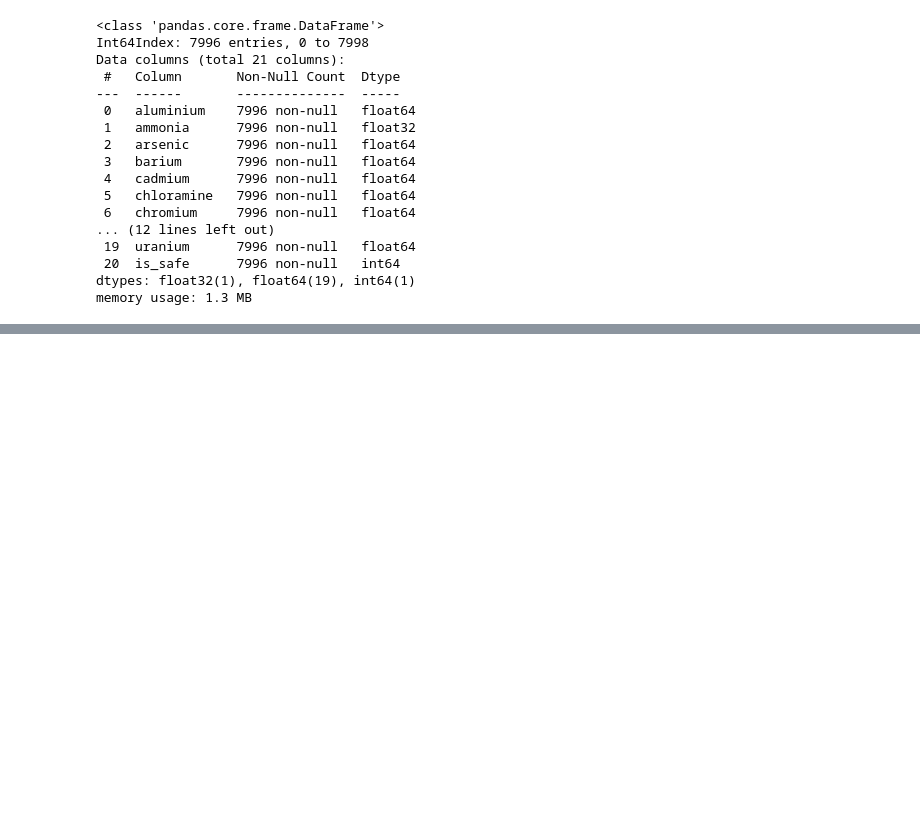
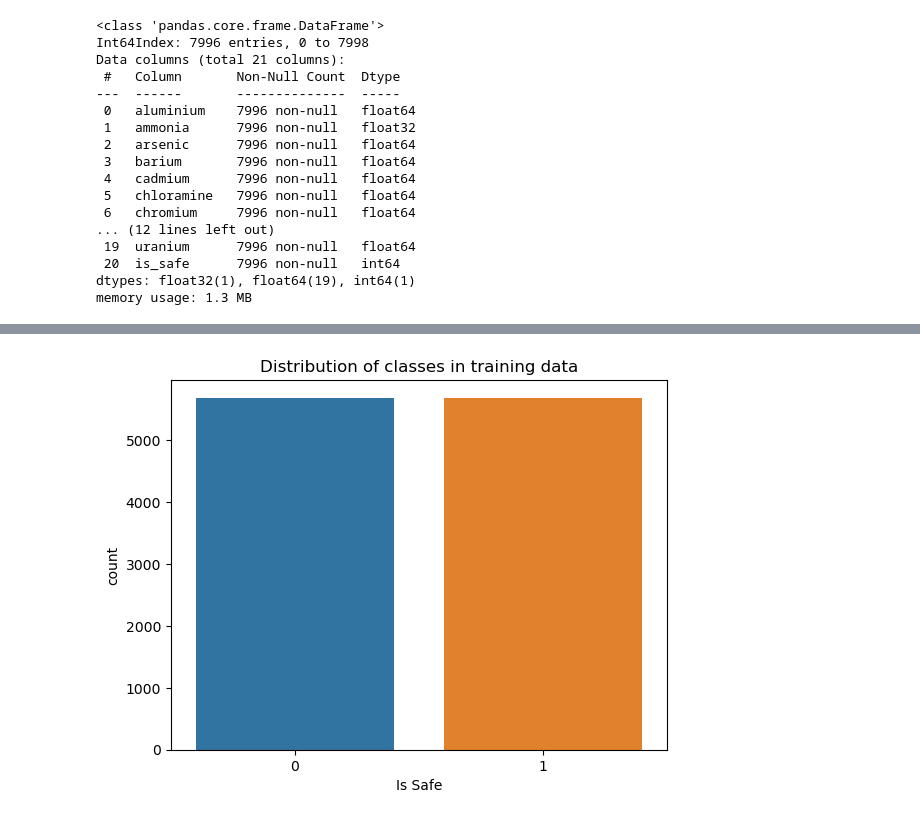
Before and after one commit to ShubhamMisar-12/WaterQualityAnalysis, a Jupyter notebook: water-quality-analysis.ipynb, the cells around one changed output, grey strips where cells are left out. Saved outputs shown, nothing was run; the diff lists cells and outputs as text; code cells hidden in the pictures; blank space fills up the shorter version.

```diff
--- a/water-quality-analysis.ipynb
+++ b/water-quality-analysis.ipynb
@@ -148,0 +174,7 @@ plt.show()
+# %%
+X = df.drop('is_safe', axis = 1)
+y = df['is_safe']
+# %%
+from sklearn.model_selection import train_test_split, GridSearchCV
+
+X_train, X_test, y_train, y_test = train_test_split(X, y, test_size=0.2, random_state=42)
@@ -148,0 +183,13 @@ plt.show()
+# %%
+from imblearn.over_sampling import SMOTE
+
+smote = SMOTE(random_state=42)
+# %%
+X_resampled, y_resampled = smote.fit_resample(X_train, y_train)
+# %%
+sns.countplot(x = y_resampled)
+plt.title("Distribution of classes in training data")
+plt.xlabel("Is Safe")
+plt.show()
+# %% [output]
+[figure, added]
```
Also changed, not shown: parts of 24 cells of this notebook.
